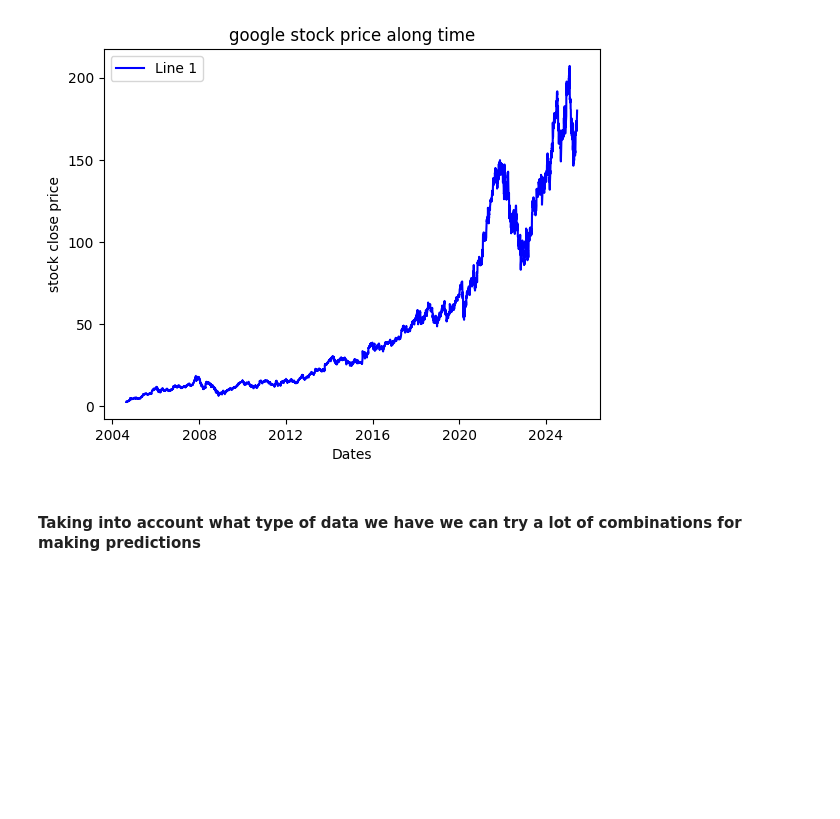
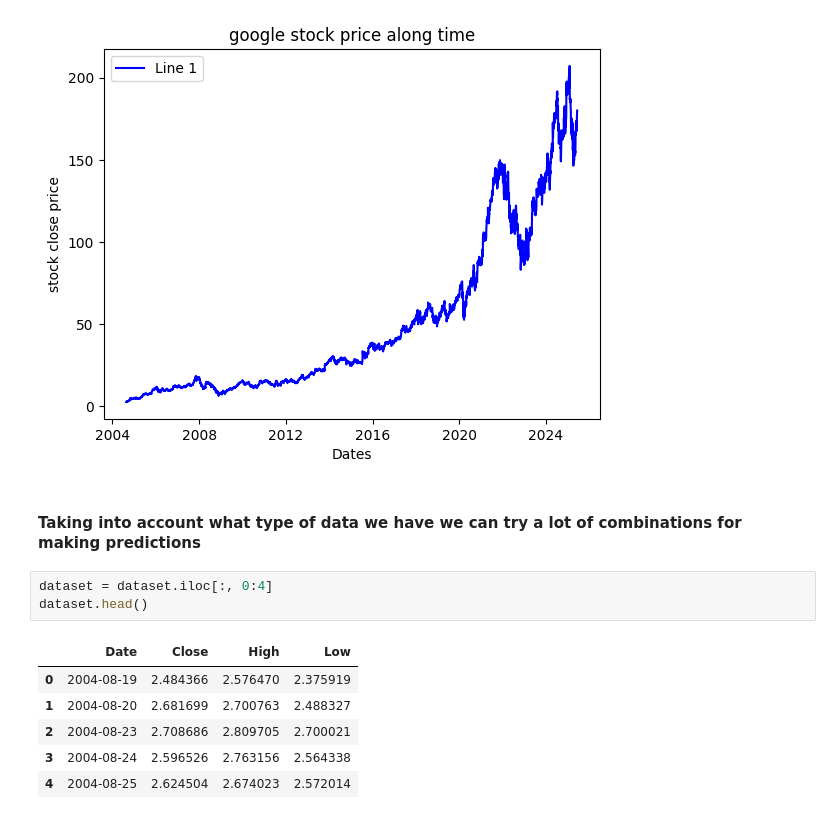
Before and after one commit to deep-learning-stuff/google_stock_predictor, a Jupyter notebook: predictor.ipynb, the cells around one changed output. Drawn from its saved outputs; the diff is of its cells as text; blank space fills up the shorter version.

```diff
--- a/predictor.ipynb
+++ b/predictor.ipynb
@@ -47,3 +47,13 @@ plt.show()
 [figure]
 # %% [markdown]
 #### Taking into account what type of data we have we can try a lot of combinations for making predictions
+# %%
+dataset = dataset.iloc[:, 0:4]
+dataset.head()
+# %% [output]
+|  | Date | Close | High | Low |
+| 0 | 2004-08-19 | 2.484366 | 2.576470 | 2.375919 |
+| 1 | 2004-08-20 | 2.681699 | 2.700763 | 2.488327 |
+| 2 | 2004-08-23 | 2.708686 | 2.809705 | 2.700021 |
+| 3 | 2004-08-24 | 2.596526 | 2.763156 | 2.564338 |
+| 4 | 2004-08-25 | 2.624504 | 2.674023 | 2.572014 |
```
